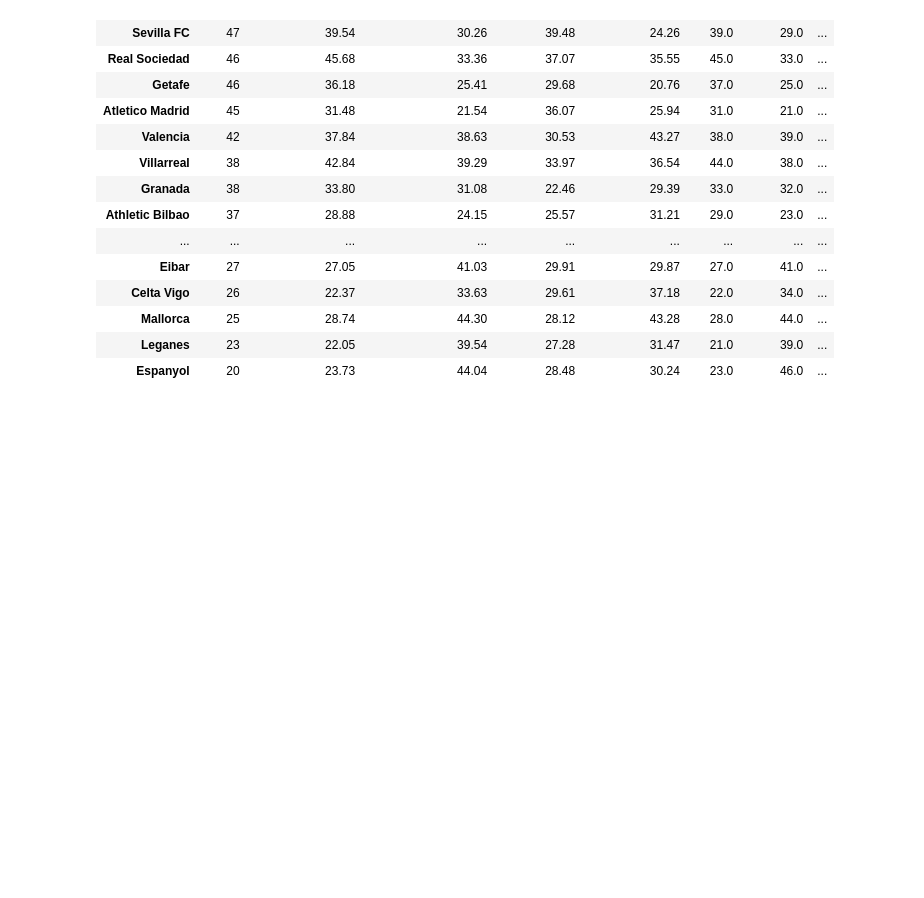
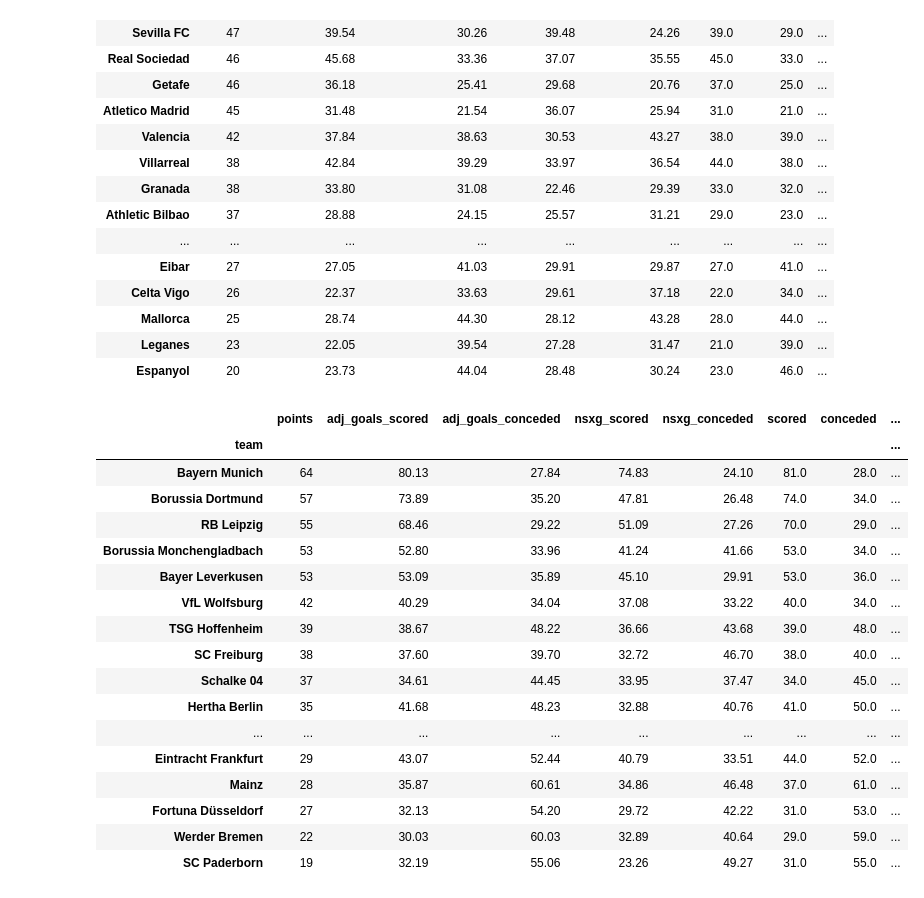
Before and after one commit to stcondon/tables4tableau, a Jupyter notebook: t/notebooks/fte-transformations.ipynb, the cells around one changed output. Drawn from its saved outputs; the diff is of its cells as text; code cells hidden in the pictures; blank space fills up the shorter version.

Commit message:
testing germany

```diff
--- a/t/notebooks/fte-transformations.ipynb
+++ b/t/notebooks/fte-transformations.ipynb
@@ -187,3 +187,54 @@ fte_spain_tb(df)
 | Mallorca | 25 | 28.74 | 44.30 | 28.12 | 43.28 | 28.0 | 44.0 | ... |
 | Leganes | 23 | 22.05 | 39.54 | 27.28 | 31.47 | 21.0 | 39.0 | ... |
 | Espanyol | 20 | 23.73 | 44.04 | 28.48 | 30.24 | 23.0 | 46.0 | ... |
+# %%
+def fte_germany_tb(df):
+    # home
+    t = fte_mvp(df)
+    if t.duplicated(subset=['points', 'goal_difference', 'scored'], keep = False).sum() > 0:
+        t['tb'] = 0
+        ties = t[t.duplicated(subset='points', keep = False)]['points'].unique()
+        for tie in ties:
+            teams = t[t['points'] == tie].index.values
+            temp = df.loc[df['team1'].isin(teams) & df['team2'].isin(teams)].dropna()
+            mini = fte_mvp(temp)
+            if mini.duplicated(subset = ['points', 'goal_difference'], keep = False).sum() > 0:
+                mini_away = temp.loc[temp['team2'].isin(teams)].dropna()
+                mini_away = mvp(mini_away)
+                away = mvp(df,date = date, home_team = home_team, away_team = away_team, home_goals = home_goals, away_goals = away_goals)
+                mini = pd.merge(mini, mini_away[['team','scored']], how = 'inner', left_index=True,
+                                right_on = 'team', suffixes=['', '_away'])
+                mini = pd.merge(mini, away[['team','scored']], how = 'inner', on = 'team_name',
+                                suffixes=['', '_total_away'])
+                mini = mini.sort_values(by=['points', 'goal_difference', 'scored_away', 'scored_total_away'], ascending = False)
+            else:
+                mini = mini.sort_values(by=['points', 'goal_difference'], ascending = False)
+            mini['tb'] = 2 * mini.shape[0] - mini.reset_index().index
+            t.update(mini['tb'])
+        t = t.sort_values(by=['points', 'tb', 'goal_difference', 'scored'], ascending = False)
+        t.drop('tb', axis = 1, inplace=True)
+    else:
+        t = t.sort_values(by=['points', 'goal_difference', 'scored'], ascending = False)
+    t['position'] = t.reset_index().index + 1
+    return t
+# %%
+fte_germany_tb(df)
+# %% [output]
+|  | points | adj_goals_scored | adj_goals_conceded | nsxg_scored | nsxg_conceded | scored | conceded | ... |
+| team |  |  |  |  |  |  |  | ... |
+| Bayern Munich | 64 | 80.13 | 27.84 | 74.83 | 24.10 | 81.0 | 28.0 | ... |
+| Borussia Dortmund | 57 | 73.89 | 35.20 | 47.81 | 26.48 | 74.0 | 34.0 | ... |
+| RB Leipzig | 55 | 68.46 | 29.22 | 51.09 | 27.26 | 70.0 | 29.0 | ... |
+| Borussia Monchengladbach | 53 | 52.80 | 33.96 | 41.24 | 41.66 | 53.0 | 34.0 | ... |
+| Bayer Leverkusen | 53 | 53.09 | 35.89 | 45.10 | 29.91 | 53.0 | 36.0 | ... |
+| VfL Wolfsburg | 42 | 40.29 | 34.04 | 37.08 | 33.22 | 40.0 | 34.0 | ... |
+| TSG Hoffenheim | 39 | 38.67 | 48.22 | 36.66 | 43.68 | 39.0 | 48.0 | ... |
+| SC Freiburg | 38 | 37.60 | 39.70 | 32.72 | 46.70 | 38.0 | 40.0 | ... |
+| Schalke 04 | 37 | 34.61 | 44.45 | 33.95 | 37.47 | 34.0 | 45.0 | ... |
+| Hertha Berlin | 35 | 41.68 | 48.23 | 32.88 | 40.76 | 41.0 | 50.0 | ... |
+| ... | ... | ... | ... | ... | ... | ... | ... | ... |
+| Eintracht Frankfurt | 29 | 43.07 | 52.44 | 40.79 | 33.51 | 44.0 | 52.0 | ... |
+| Mainz | 28 | 35.87 | 60.61 | 34.86 | 46.48 | 37.0 | 61.0 | ... |
+| Fortuna Düsseldorf | 27 | 32.13 | 54.20 | 29.72 | 42.22 | 31.0 | 53.0 | ... |
+| Werder Bremen | 22 | 30.03 | 60.03 | 32.89 | 40.64 | 29.0 | 59.0 | ... |
+| SC Paderborn | 19 | 32.19 | 55.06 | 23.26 | 49.27 | 31.0 | 55.0 | ... |
```
Also changed, not shown: parts of 1 cell of this notebook.
